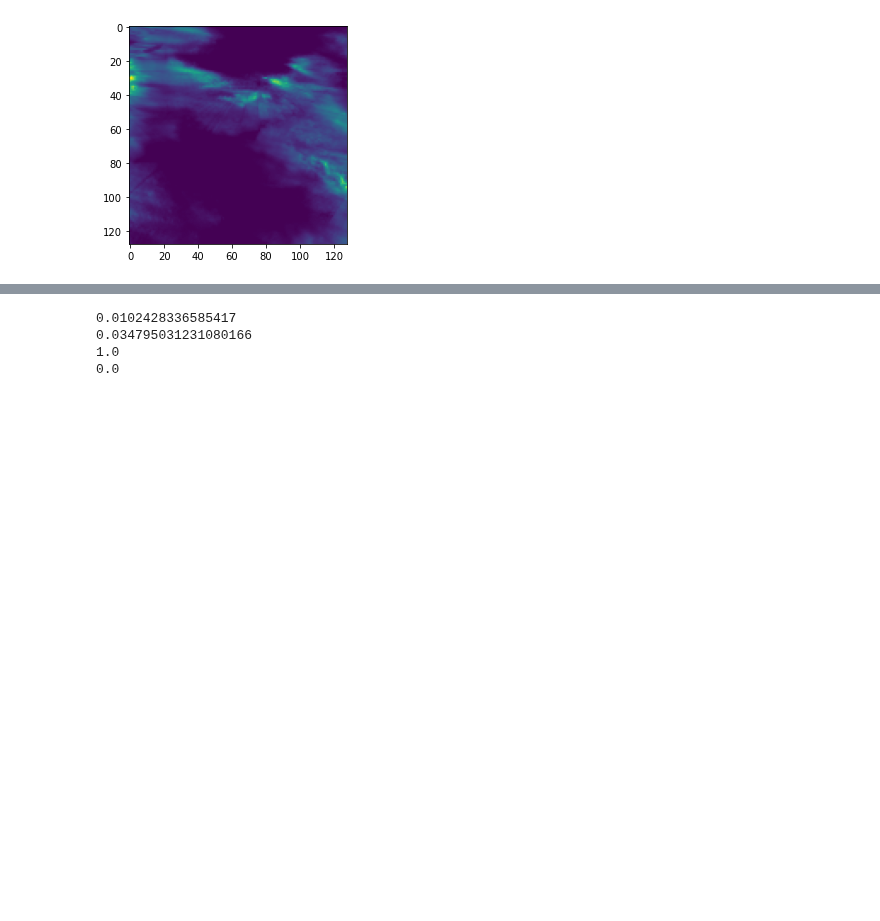
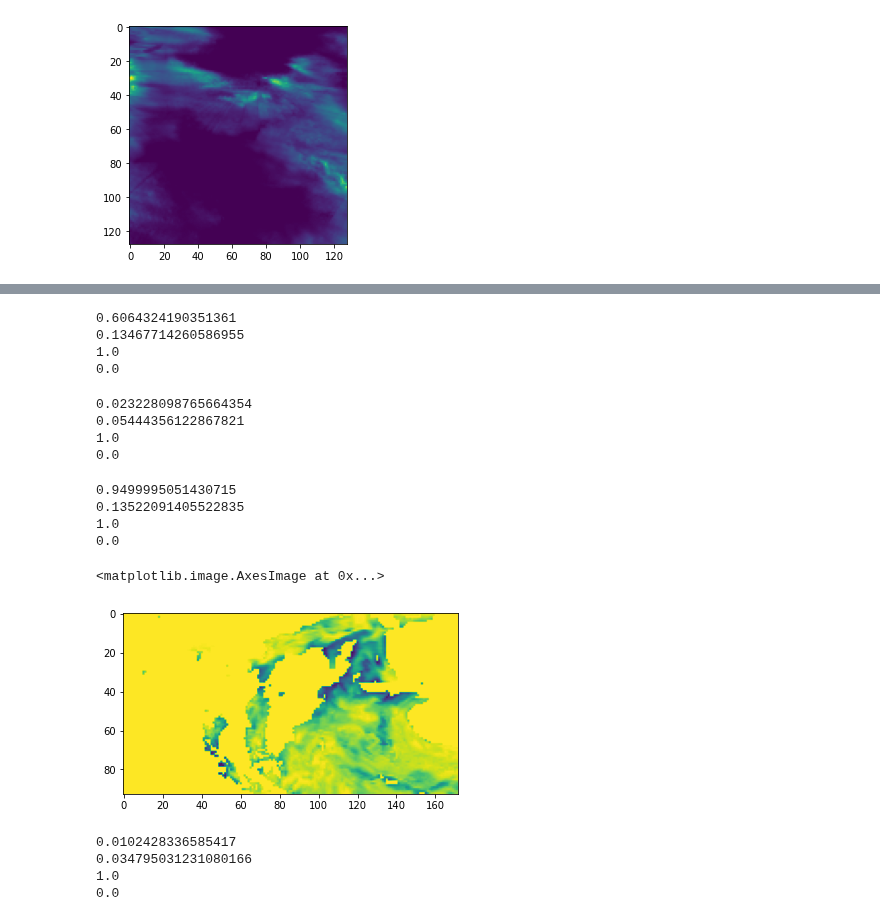
Before and after one commit to raspstephan/nwp-downscale, a Jupyter notebook: notebooks/data-exploration.ipynb, the cells around one changed output, grey strips where cells are left out. Saved outputs shown, nothing was run; the diff lists cells and outputs as text; code cells hidden in the pictures; blank space fills up the shorter version.

```diff
--- a/notebooks/data-exploration.ipynb
+++ b/notebooks/data-exploration.ipynb
@@ -460,20 +118,20 @@ class TiggeMRMSDataset(Dataset):
 # %%
-data_dir = '/home/jupyter/data/'
 args = {'tigge_dir':data_dir + f'tigge/32km/',
-    'tigge_vars':['total_precipitation_ens10','total_column_water_ens10'],#, '2m_temperature', 'convective_available_potential_energy', 'convective_inhibition'],
+    'tigge_vars':['total_precipitation_ens10', 'total_column_water_ens10', '2m_temperature', 'convective_available_potential_energy', 'convective_inhibition'],
     'mrms_dir':data_dir + f'mrms/4km/RadarOnly_QPE_06H/',
     'rq_fn':data_dir + f'mrms/4km/RadarQuality.nc',
 #     'const_fn':data_dir + 'tigge/32km/constants.nc',
 #     'const_vars':['orog', 'lsm'],
-    'data_period':('2018-01', '2018-02'),
+    'data_period':('2018-01', '2018-12'),
     'val_days':5,
     'split':'train',
 #     'pure_sr_ratio':8,
-    'tp_log':0.1,
+    'tp_log':0.01,
+    'scale':True,
     'ensemble_mode':'random',
-    'pad_tigge':10,
+    'pad_tigge':15,
     'pad_tigge_channel': True,
-    'scale': True
+    'idx_stride':1
     }
 # %%
 ds = TiggeMRMSDataset(**args)
@@ -519,5 +178,40 @@ print(ds.tigge[1].min().values)
 1.0
 0.0
+# %%
+print(ds.tigge[2].mean().values)
+print(ds.tigge[2].std().values)
+print(ds.tigge[2].max().values)
+print(ds.tigge[2].min().values)
+# %% [output]
+0.6064324190351361
+0.13467714260586955
+1.0
+0.0
+# %%
+print(ds.tigge[3].mean().values)
+print(ds.tigge[3].std().values)
+print(ds.tigge[3].max().values)
+print(ds.tigge[3].min().values)
+# %% [output]
+0.023228098765664354
+0.05444356122867821
+1.0
+0.0
+# %%
+print(ds.tigge[4].mean().values)
+print(ds.tigge[4].std().values)
+print(ds.tigge[4].max().values)
+print(ds.tigge[4].min().values)
+# %% [output]
+0.9499995051430715
+0.13522091405522835
+1.0
+0.0
+# %%
+plt.imshow(ds.tigge[4][0][250])
+# %% [output]
+<matplotlib.image.AxesImage at 0x...>
+[figure, added]
 # %%
 print(ds.mrms.mean().values)
 print(ds.mrms.std().values)
```
Also changed, not shown: parts of 7 cells of this notebook, 7 other files.
